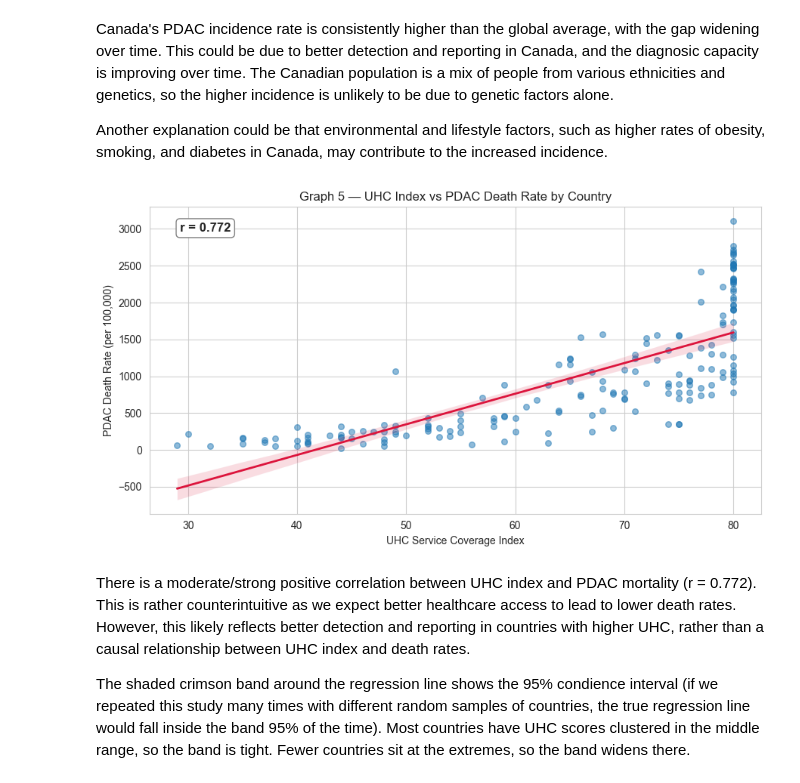
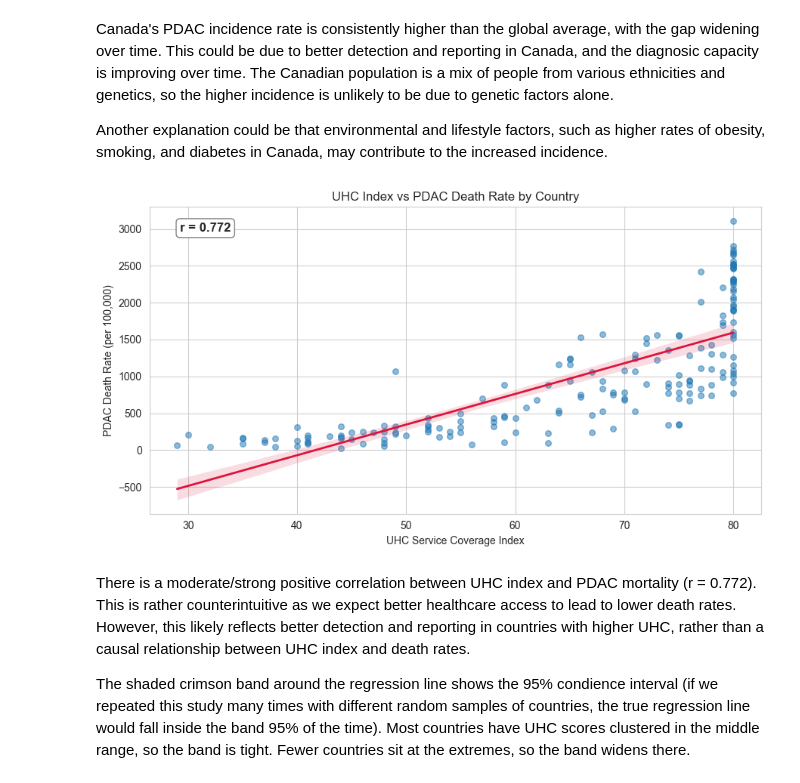
Before and after one commit to miatran8/rp4, a Jupyter notebook: PDAC Regression Analysis.ipynb, the cells around one changed output. Saved outputs shown, nothing was run; the diff lists cells and outputs as text; code cells hidden in the pictures.

```diff
--- a/PDAC Regression Analysis.ipynb
+++ b/PDAC Regression Analysis.ipynb
@@ -318,24 +318,24 @@ Canada's PDAC incidence rate is consistently higher than the global average, wit
 
 Another explanation could be that environmental and lifestyle factors, such as higher rates of obesity, smoking, and diabetes in Canada, may contribute to the increased incidence.
 # %%
-# Graph 5 - UHC Index vs PDAC Death Rate
+# UHC Index vs PDAC Death Rate
 fig, ax = plt.subplots(figsize=(9, 5))
 sns.regplot(data=merged, x="uhc_index", y="death_rate_per_100k",
             scatter_kws={"alpha": 0.5, "s": 30},
             line_kws={"color": "crimson", "lw": 2}, ax=ax)
 ax.set_xlabel("UHC Service Coverage Index")
 ax.set_ylabel("PDAC Death Rate (per 100,000)")
-ax.set_title("Graph 5 — UHC Index vs PDAC Death Rate by Country")
+ax.set_title("UHC Index vs PDAC Death Rate by Country")
 r_val = merged["uhc_index"].corr(merged["death_rate_per_100k"])
 ax.annotate(f"r = {r_val:.3f}", xy=(0.05, 0.92), xycoords="axes fraction",
             fontsize=12, fontweight="bold",
             bbox=dict(boxstyle="round,pad=0.3", fc="white", ec="gray"))
 plt.tight_layout()
-plt.savefig("graph05_uhc_vs_death_rate.png")
+plt.savefig("uhc_vs_death_rate.png")
 plt.show()
 plt.close()
 # %% [output]
-[figure, old version]
+[figure, new version]
 # %% [markdown]
 There is a moderate/strong positive correlation between UHC index and PDAC mortality (r = 0.772). This is rather counterintuitive as we expect better healthcare access to lead to lower death rates. However, this likely reflects better detection and reporting in countries with higher UHC, rather than a causal relationship between UHC index and death rates.
 
```
Also changed, not shown: parts of 5 cells of this notebook, 6 other files.
